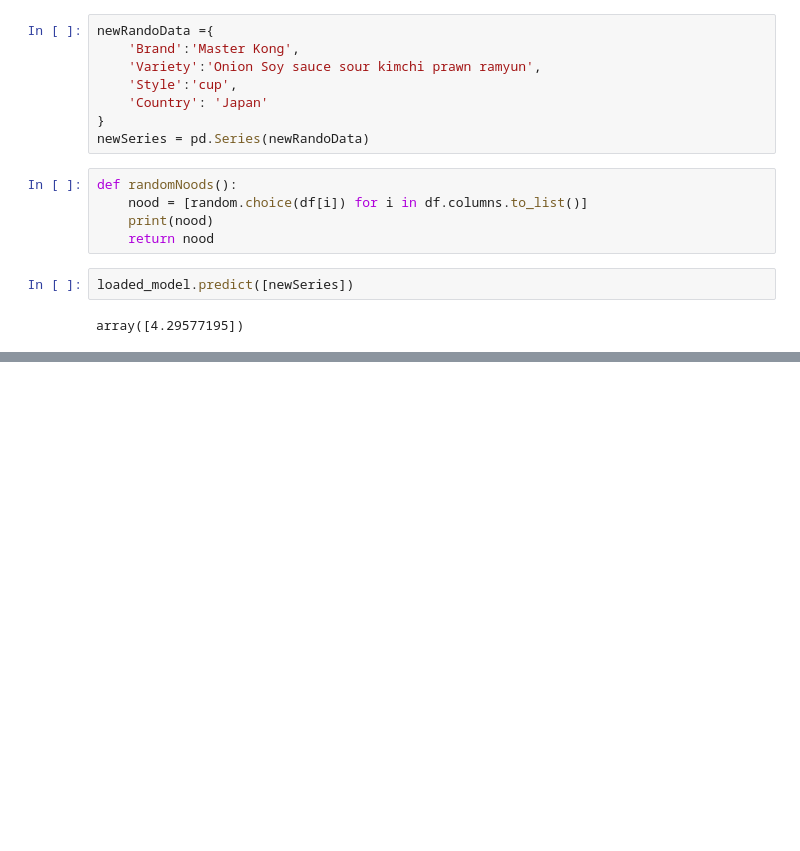
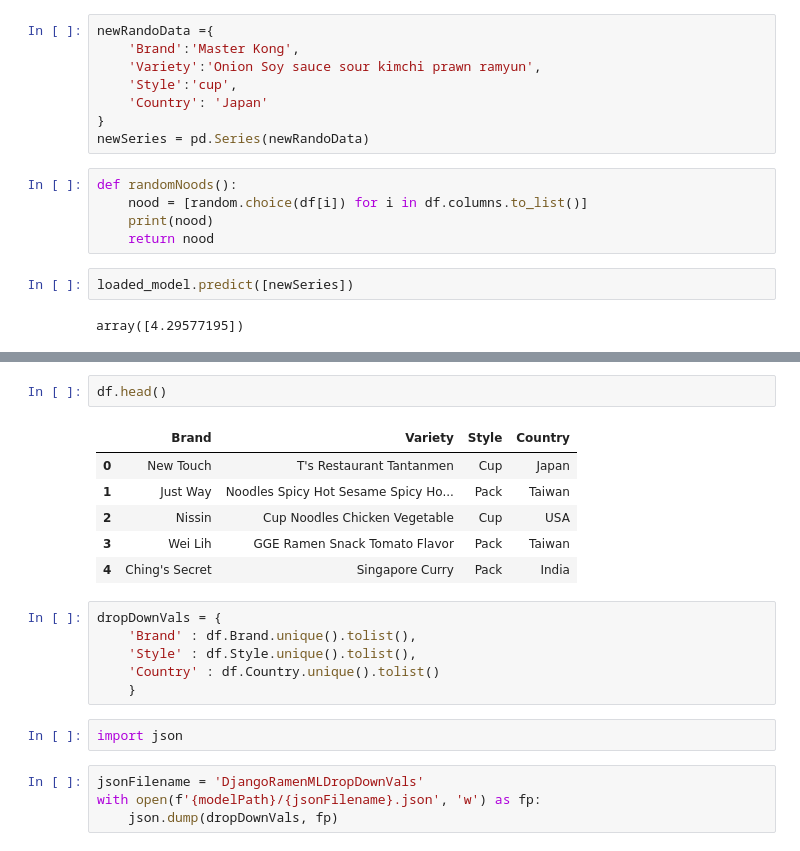
Before and after one commit to Vanderscycle/ramenML, a Jupyter notebook: notebooks/letsLearnAboutPipeline.ipynb, the cells around one changed output, grey strips where cells are left out. Saved outputs shown, nothing was run; the diff lists cells and outputs as text; blank space fills up the shorter version.

```diff
--- a/notebooks/letsLearnAboutPipeline.ipynb
+++ b/notebooks/letsLearnAboutPipeline.ipynb
@@ -315,0 +318,21 @@ array([3.72564004])
+# %%
+df.head()
+# %% [output]
+|  | Brand | Variety | Style | Country |
+| 0 | New Touch | T's Restaurant Tantanmen | Cup | Japan |
+| 1 | Just Way | Noodles Spicy Hot Sesame Spicy Ho... | Pack | Taiwan |
+| 2 | Nissin | Cup Noodles Chicken Vegetable | Cup | USA |
+| 3 | Wei Lih | GGE Ramen Snack Tomato Flavor | Pack | Taiwan |
+| 4 | Ching's Secret | Singapore Curry | Pack | India |
+# %%
+dropDownVals = {
+    'Brand' : df.Brand.unique().tolist(),
+    'Style' : df.Style.unique().tolist(),
+    'Country' : df.Country.unique().tolist()
+    }
+# %%
+import json
+# %%
+jsonFilename = 'DjangoRamenMLDropDownVals'
+with open(f'{modelPath}/{jsonFilename}.json', 'w') as fp:
+    json.dump(dropDownVals, fp)
```
Also changed, not shown: parts of 4 cells of this notebook, 8 other files.
